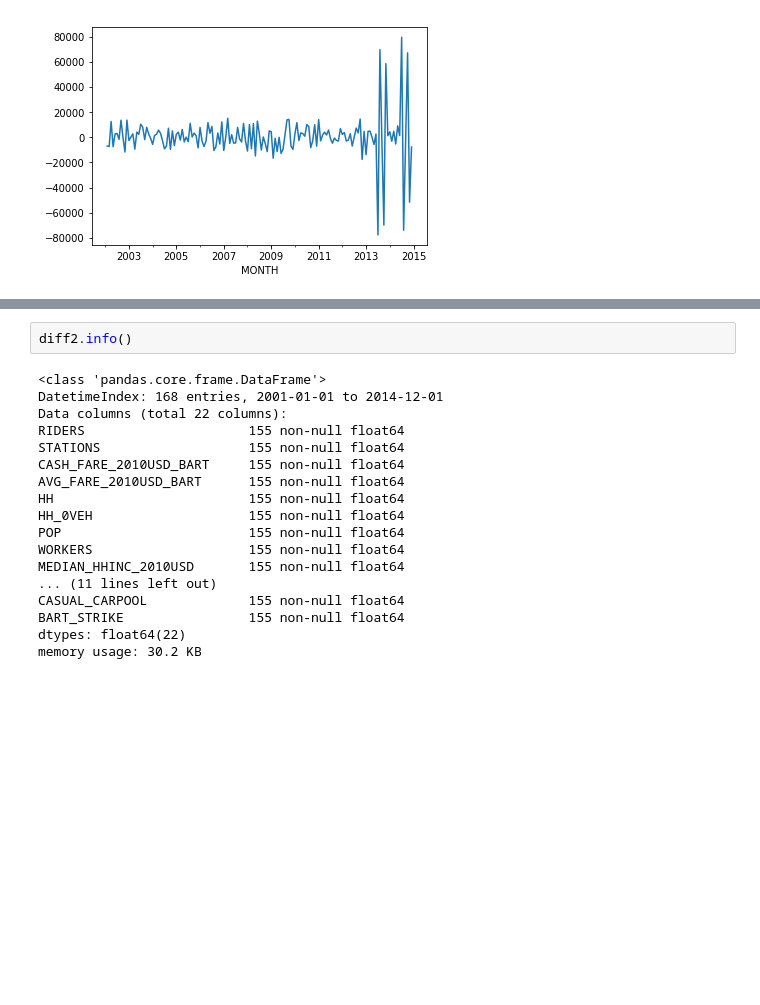
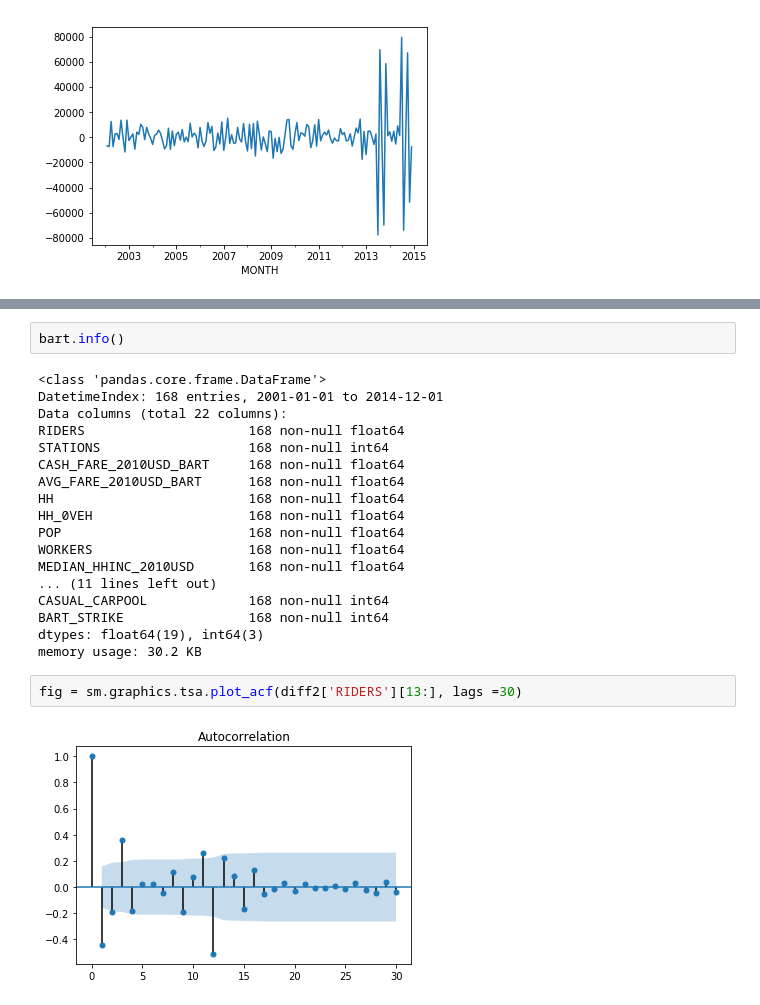
Before and after one commit to alha282/ce599, a Jupyter notebook: 24-Three Cs/Three Cs.ipynb, the cells around one changed output, grey strips where cells are left out. Cells and saved outputs as stored; diff of their text form; blank space fills up the shorter version.

```diff
--- a/24-Three Cs/Three Cs.ipynb
+++ b/24-Three Cs/Three Cs.ipynb
@@ -428,23 +428,27 @@ Warnings:
 [2] The condition number is large, 6.86e+04. This might indicate that there are
 strong multicollinearity or other numerical problems.
 # %%
-diff2.info()
+bart.info()
 # %% [output]
 <class 'pandas.core.frame.DataFrame'>
 DatetimeIndex: 168 entries, 2001-01-01 to 2014-12-01
 Data columns (total 22 columns):
-RIDERS                     155 non-null float64
-STATIONS                   155 non-null float64
-CASH_FARE_2010USD_BART     155 non-null float64
-AVG_FARE_2010USD_BART      155 non-null float64
-HH                         155 non-null float64
-HH_0VEH                    155 non-null float64
-POP                        155 non-null float64
-WORKERS                    155 non-null float64
-MEDIAN_HHINC_2010USD       155 non-null float64
+RIDERS                     168 non-null float64
+STATIONS                   168 non-null int64
+CASH_FARE_2010USD_BART     168 non-null float64
+AVG_FARE_2010USD_BART      168 non-null float64
+HH                         168 non-null float64
+HH_0VEH                    168 non-null float64
+POP                        168 non-null float64
+WORKERS                    168 non-null float64
+MEDIAN_HHINC_2010USD       168 non-null float64
 ... (11 lines left out)
-CASUAL_CARPOOL             155 non-null float64
-BART_STRIKE                155 non-null float64
-dtypes: float64(22)
+CASUAL_CARPOOL             168 non-null int64
+BART_STRIKE                168 non-null int64
+dtypes: float64(19), int64(3)
 memory usage: 30.2 KB
+# %%
+fig = sm.graphics.tsa.plot_acf(diff2['RIDERS'][13:], lags =30)
+# %% [output]
+[figure, added]
 # %%
```
Also changed, not shown: parts of 13 cells of this notebook.
